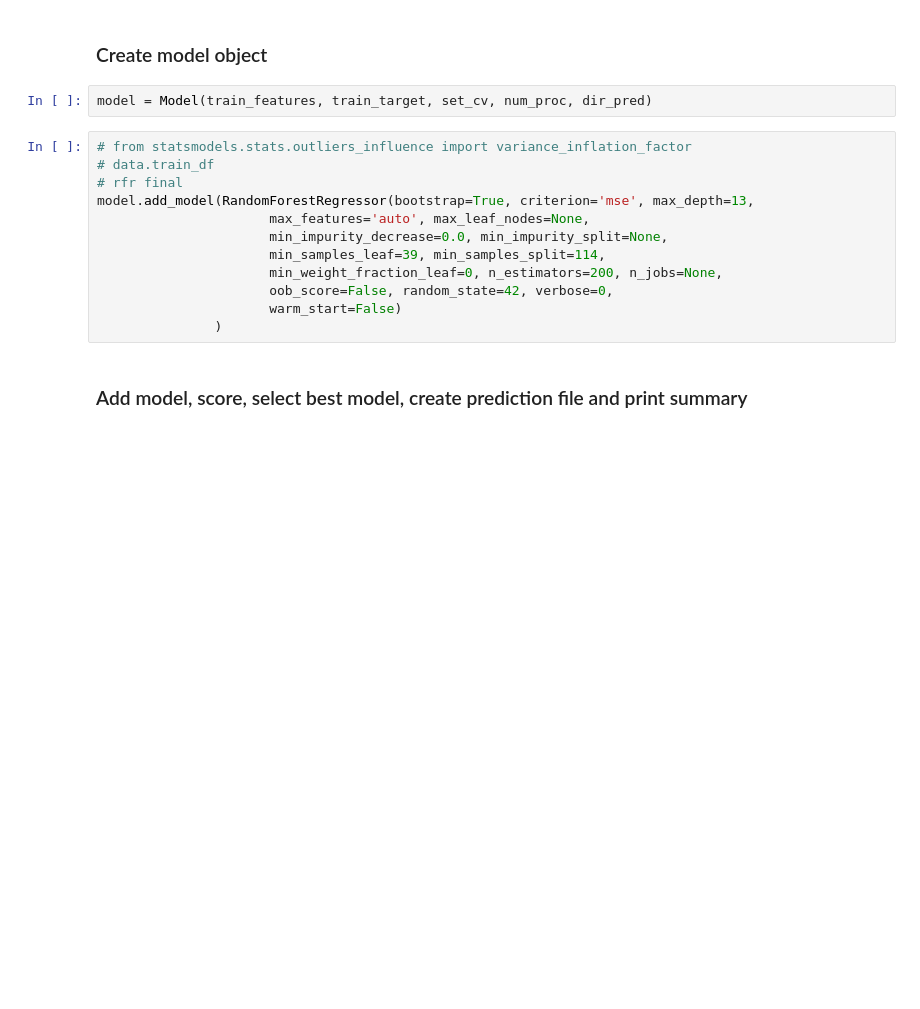
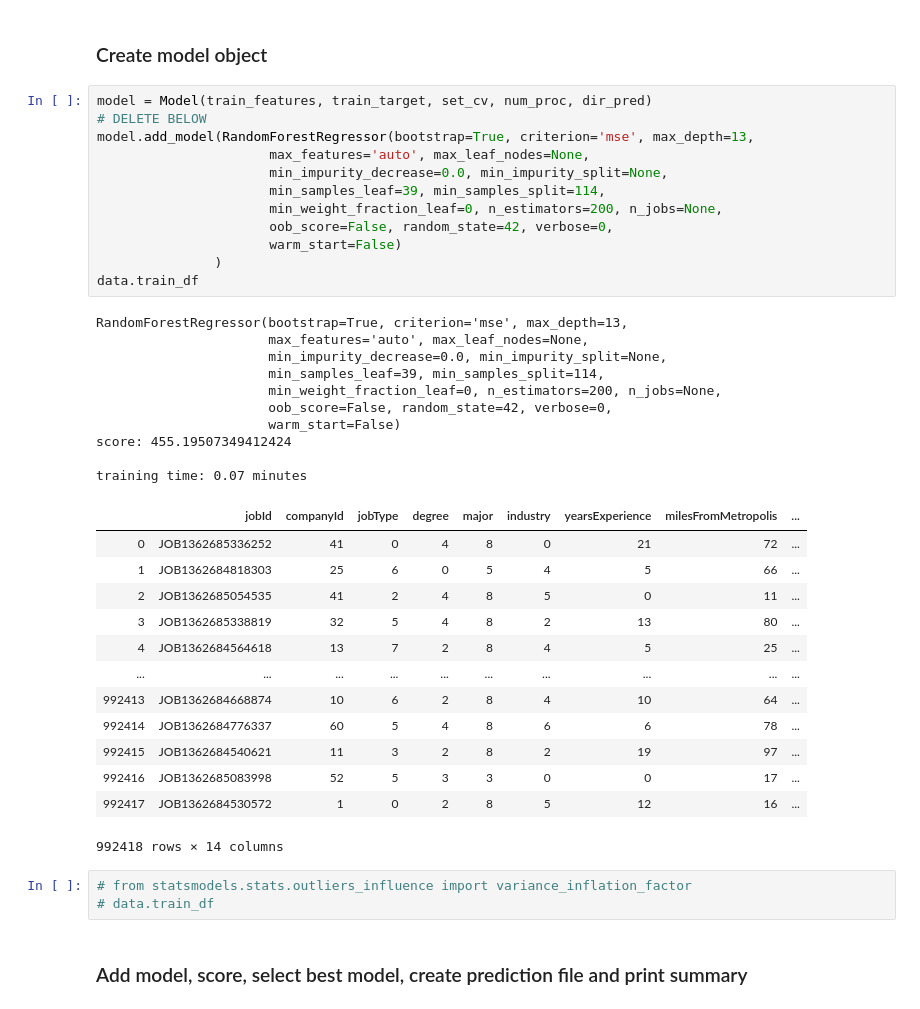
Before and after one commit to kirahman2/salarypredictionportfolio, a Jupyter notebook: Salary Prediction Notebook.ipynb, the cells around one changed output. Saved outputs shown, nothing was run; the diff lists cells and outputs as text; blank space fills up the shorter version.

```diff
--- a/Salary Prediction Notebook.ipynb
+++ b/Salary Prediction Notebook.ipynb
@@ -293,20 +293,45 @@ test_features = test_features[data.col_all]
 # ##
 # %% [markdown]
 ### Create model object
-# %%
-model = Model(train_features, train_target, set_cv, num_proc, dir_pred)
 # %%
-# from statsmodels.stats.outliers_influence import variance_inflation_factor
-# data.train_df
-# rfr final
+model = Model(train_features, train_target, set_cv, num_proc, dir_pred)
+# DELETE BELOW
 model.add_model(RandomForestRegressor(bootstrap=True, criterion='mse', max_depth=13,
                       max_features='auto', max_leaf_nodes=None,
                       min_impurity_decrease=0.0, min_impurity_split=None,
                       min_samples_leaf=39, min_samples_split=114,
                       min_weight_fraction_leaf=0, n_estimators=200, n_jobs=None,
                       oob_score=False, random_state=42, verbose=0,
                       warm_start=False)
                )
+data.train_df
+# %% [output]
+RandomForestRegressor(bootstrap=True, criterion='mse', max_depth=13,
+                      max_features='auto', max_leaf_nodes=None,
+                      min_impurity_decrease=0.0, min_impurity_split=None,
+                      min_samples_leaf=39, min_samples_split=114,
+                      min_weight_fraction_leaf=0, n_estimators=200, n_jobs=None,
+                      oob_score=False, random_state=42, verbose=0,
+                      warm_start=False)
+score: 455.19507349412424
+
+training time: 0.07 minutes
+|  | jobId | companyId | jobType | degree | major | industry | yearsExperience | milesFromMetropolis | ... |
+| 0 | JOB1362685336252 | 41 | 0 | 4 | 8 | 0 | 21 | 72 | ... |
+| 1 | JOB1362684818303 | 25 | 6 | 0 | 5 | 4 | 5 | 66 | ... |
+| 2 | JOB1362685054535 | 41 | 2 | 4 | 8 | 5 | 0 | 11 | ... |
+| 3 | JOB1362685338819 | 32 | 5 | 4 | 8 | 2 | 13 | 80 | ... |
+| 4 | JOB1362684564618 | 13 | 7 | 2 | 8 | 4 | 5 | 25 | ... |
+| ... | ... | ... | ... | ... | ... | ... | ... | ... | ... |
+| 992413 | JOB1362684668874 | 10 | 6 | 2 | 8 | 4 | 10 | 64 | ... |
+| 992414 | JOB1362684776337 | 60 | 5 | 4 | 8 | 6 | 6 | 78 | ... |
+| 992415 | JOB1362684540621 | 11 | 3 | 2 | 8 | 2 | 19 | 97 | ... |
+| 992416 | JOB1362685083998 | 52 | 5 | 3 | 3 | 0 | 0 | 17 | ... |
+| 992417 | JOB1362684530572 | 1 | 0 | 2 | 8 | 5 | 12 | 16 | ... |
+992418 rows × 14 columns
+# %%
+# from statsmodels.stats.outliers_influence import variance_inflation_factor
+# data.train_df
 # %% [markdown]
 ### Add model, score, select best model, create prediction file and print summary
 # %%
```
Also changed, not shown: parts of 2 cells of this notebook.
